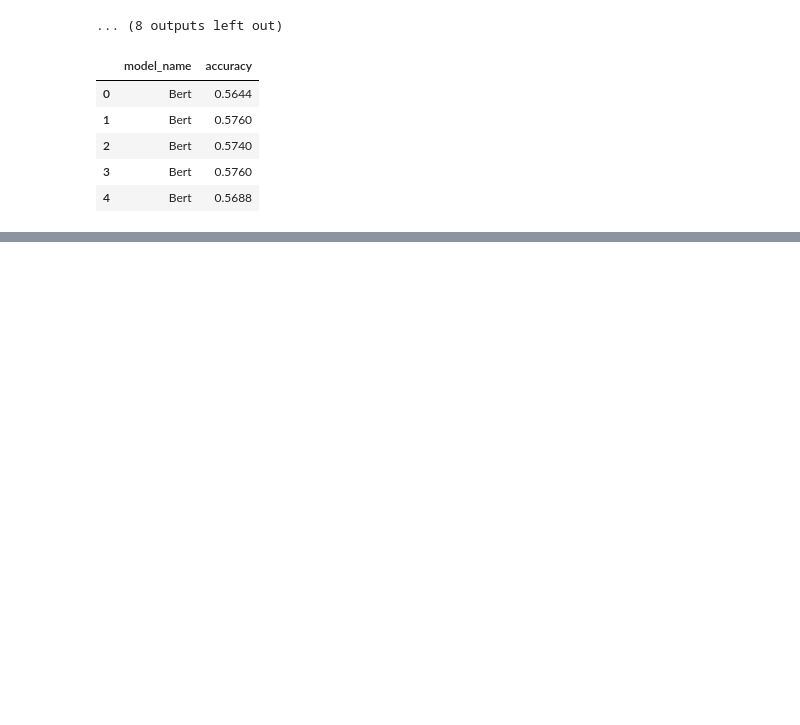
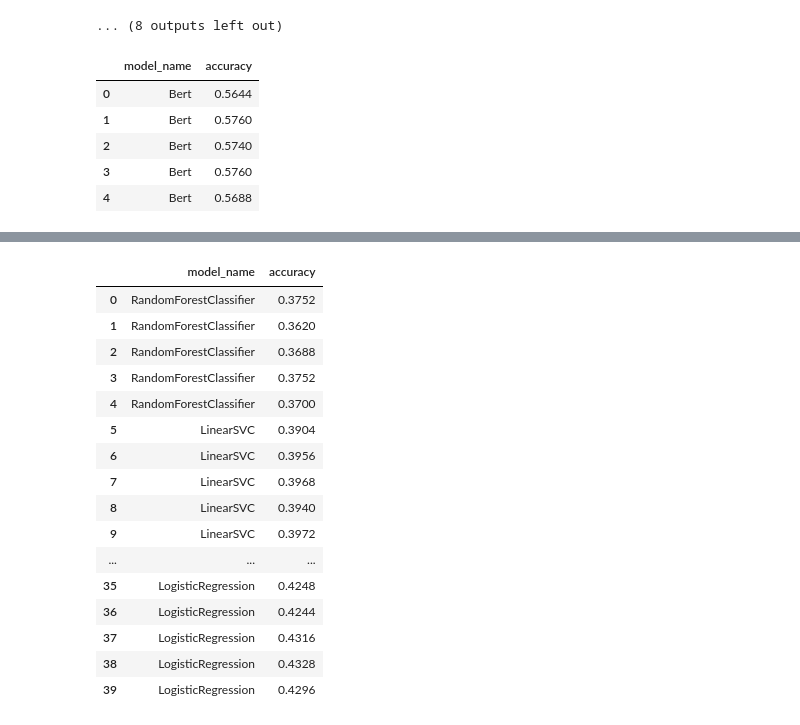
Before and after one commit to DavidykZhao/Frame_experiments, a Jupyter notebook: Frame_experiments.ipynb, the cells around one changed output, grey strips where cells are left out. Drawn from its saved outputs; the diff is of its cells as text; code cells hidden in the pictures; blank space fills up the shorter version.

Commit message:
added customer data

```diff
--- a/Frame_experiments.ipynb
+++ b/Frame_experiments.ipynb
@@ -203,6 +201,6 @@ YELP_TEST = pd.read_feather(YELP/'TESTING')
 # %% [markdown]
 #### read Amazon review data
 # %%
-AMAZON = DATA/'Yelp'
+AMAZON = DATA/'Amazon_full'
 AMAZON.mkdir(exist_ok= True)
 header = ['class', 'title', 'review']
@@ -222,0 +218,9 @@ YELP_TRAIN = pd.read_feather(YELP/'training_30k')
+# %%
+# sample a smaller version
+
+# AMAZON_TRAIN = AMAZON_train.sample(12500, axis= 0)
+# AMAZON_TRAIN = AMAZON_TRAIN.reset_index()
+# AMAZON_TRAIN = AMAZON_TRAIN.iloc[:, 1:4]
+
+# AMAZON_TRAIN.to_feather(AMAZON/'training_10k')
+AMAZON_TRAIN = pd.read_feather(AMAZON/'training_10k')
@@ -813,0 +865,2 @@ pd.DataFrame(interp_yelp_10k.confusion_matrix()).to_csv('confusion_matrix_bert.c
+# %%
+df = AMAZON_TRAIN
@@ -813,0 +892,22 @@ pd.DataFrame(interp_yelp_10k.confusion_matrix()).to_csv('confusion_matrix_bert.c
+# %%
+
+models = [RandomForestClassifier(n_estimators=200, max_depth=3, random_state=0),
+          LinearSVC(),
+          MultinomialNB(),
+          LogisticRegression(random_state=0, max_iter= 200)]
+
+boot_num = 2
+CV = 5
+cv_df = pd.DataFrame(index=range(CV * len(models)))
+entries = []
+
+for i in range(boot_num):
+    for model in models:
+        model_name = model.__class__.__name__
+        accuracies = cross_val_score(model, features, labels, scoring='accuracy', cv=CV)
+        for _, accuracy in enumerate(accuracies):
+            print(f'finished {model_name}, {i}th bootstrap of {_}th epochs')
+            entries.append((model_name, accuracy))
+
+
+cv_df = pd.DataFrame(entries, columns=['model_name', 'accuracy'])
@@ -813,0 +932,22 @@ pd.DataFrame(interp_yelp_10k.confusion_matrix()).to_csv('confusion_matrix_bert.c
+# %%
+cv_df.to_csv(AMAZON/'ml_amazon_accu_10', index = False)
+ml_amazon_accu_10 = pd.read_csv(AMAZON/'ml_amazon_accu_10')
+ml_amazon_accu_10
+# %% [output]
+|  | model_name | accuracy |
+| 0 | RandomForestClassifier | 0.3752 |
+| 1 | RandomForestClassifier | 0.3620 |
+| 2 | RandomForestClassifier | 0.3688 |
+| 3 | RandomForestClassifier | 0.3752 |
+| 4 | RandomForestClassifier | 0.3700 |
+| 5 | LinearSVC | 0.3904 |
+| 6 | LinearSVC | 0.3956 |
+| 7 | LinearSVC | 0.3968 |
+| 8 | LinearSVC | 0.3940 |
+| 9 | LinearSVC | 0.3972 |
+| ... | ... | ... |
+| 35 | LogisticRegression | 0.4248 |
+| 36 | LogisticRegression | 0.4244 |
+| 37 | LogisticRegression | 0.4316 |
+| 38 | LogisticRegression | 0.4328 |
+| 39 | LogisticRegression | 0.4296 |
```
Also changed, not shown: parts of 36 cells of this notebook.
